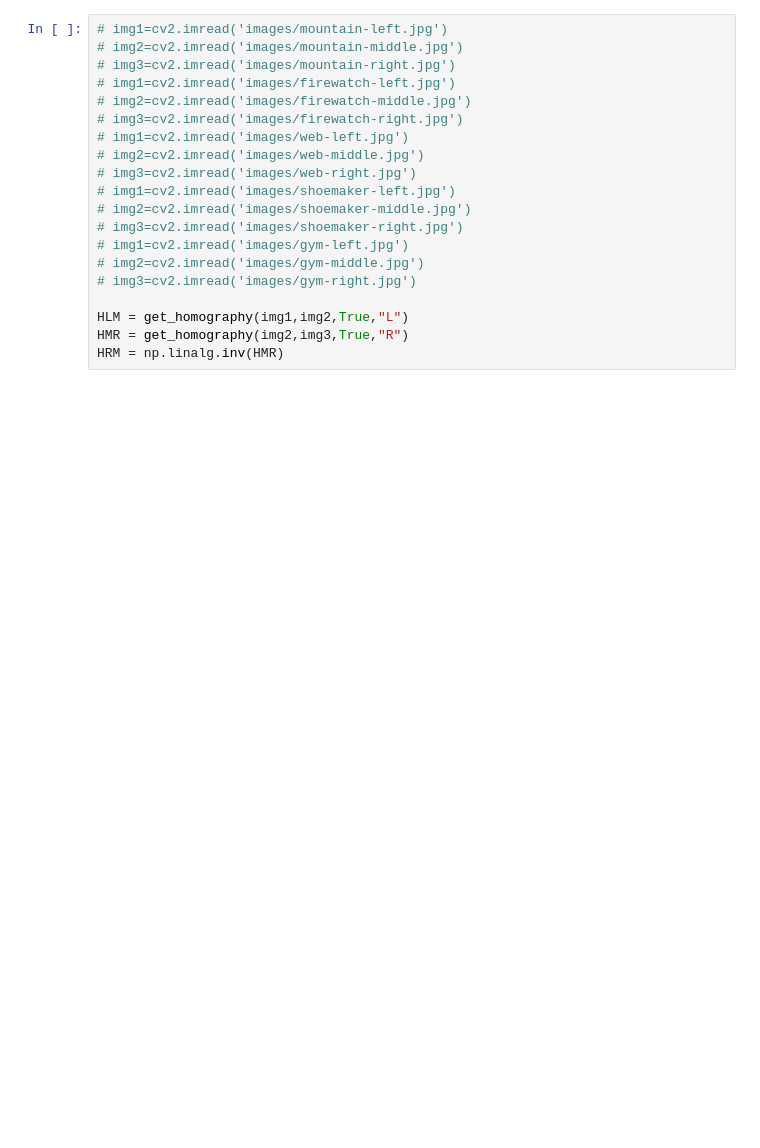
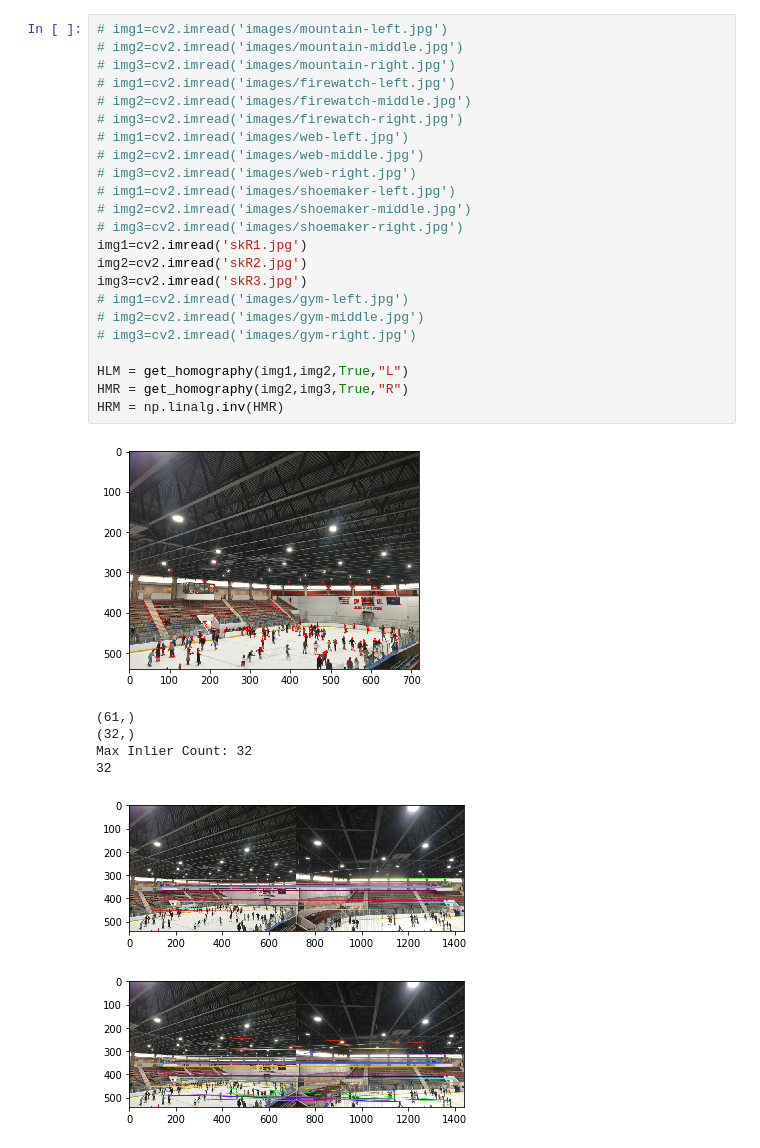
Before and after one commit to shortstheory/cis581-3a, a Jupyter notebook: demo.ipynb, the cells around one changed output. Drawn from its saved outputs; the diff is of its cells as text; blank space fills up the shorter version.

```diff
--- a/demo.ipynb
+++ b/demo.ipynb
@@ -12,20 +15,31 @@ import sys
 # %%
 # img1=cv2.imread('images/mountain-left.jpg')
 # img2=cv2.imread('images/mountain-middle.jpg')
 # img3=cv2.imread('images/mountain-right.jpg')
 # img1=cv2.imread('images/firewatch-left.jpg')
 # img2=cv2.imread('images/firewatch-middle.jpg')
 # img3=cv2.imread('images/firewatch-right.jpg')
 # img1=cv2.imread('images/web-left.jpg')
 # img2=cv2.imread('images/web-middle.jpg')
 # img3=cv2.imread('images/web-right.jpg')
 # img1=cv2.imread('images/shoemaker-left.jpg')
 # img2=cv2.imread('images/shoemaker-middle.jpg')
 # img3=cv2.imread('images/shoemaker-right.jpg')
+img1=cv2.imread('skR1.jpg')
+img2=cv2.imread('skR2.jpg')
+img3=cv2.imread('skR3.jpg')
 # img1=cv2.imread('images/gym-left.jpg')
 # img2=cv2.imread('images/gym-middle.jpg')
 # img3=cv2.imread('images/gym-right.jpg')
 
 HLM = get_homography(img1,img2,True,"L")
 HMR = get_homography(img2,img3,True,"R")
 HRM = np.linalg.inv(HMR)
+# %% [output]
+[figure, added]
+(61,)
+(32,)
+Max Inlier Count: 32
+32
+[figure, added]
+[figure, added]
```
Also changed, not shown: parts of 3 cells of this notebook, 1 other file.
